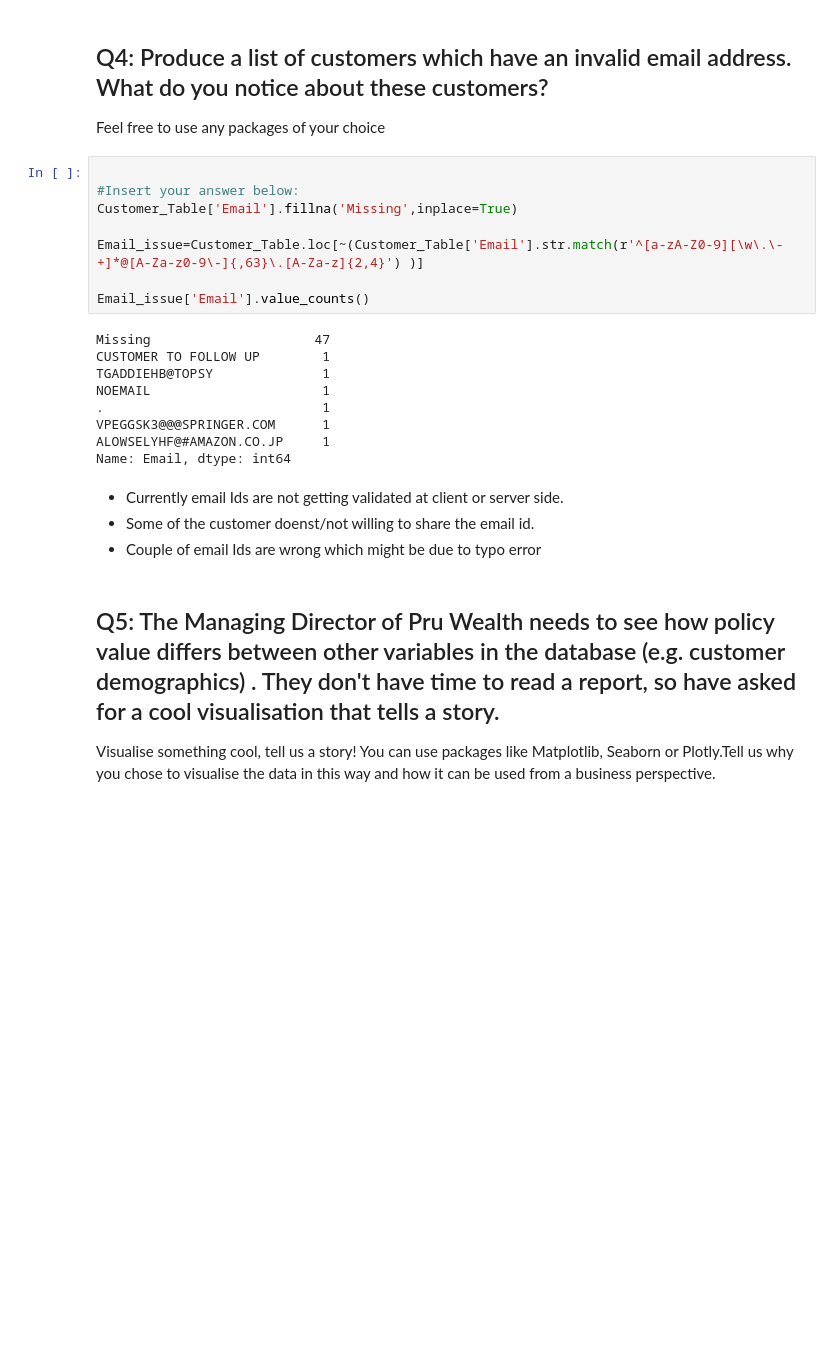
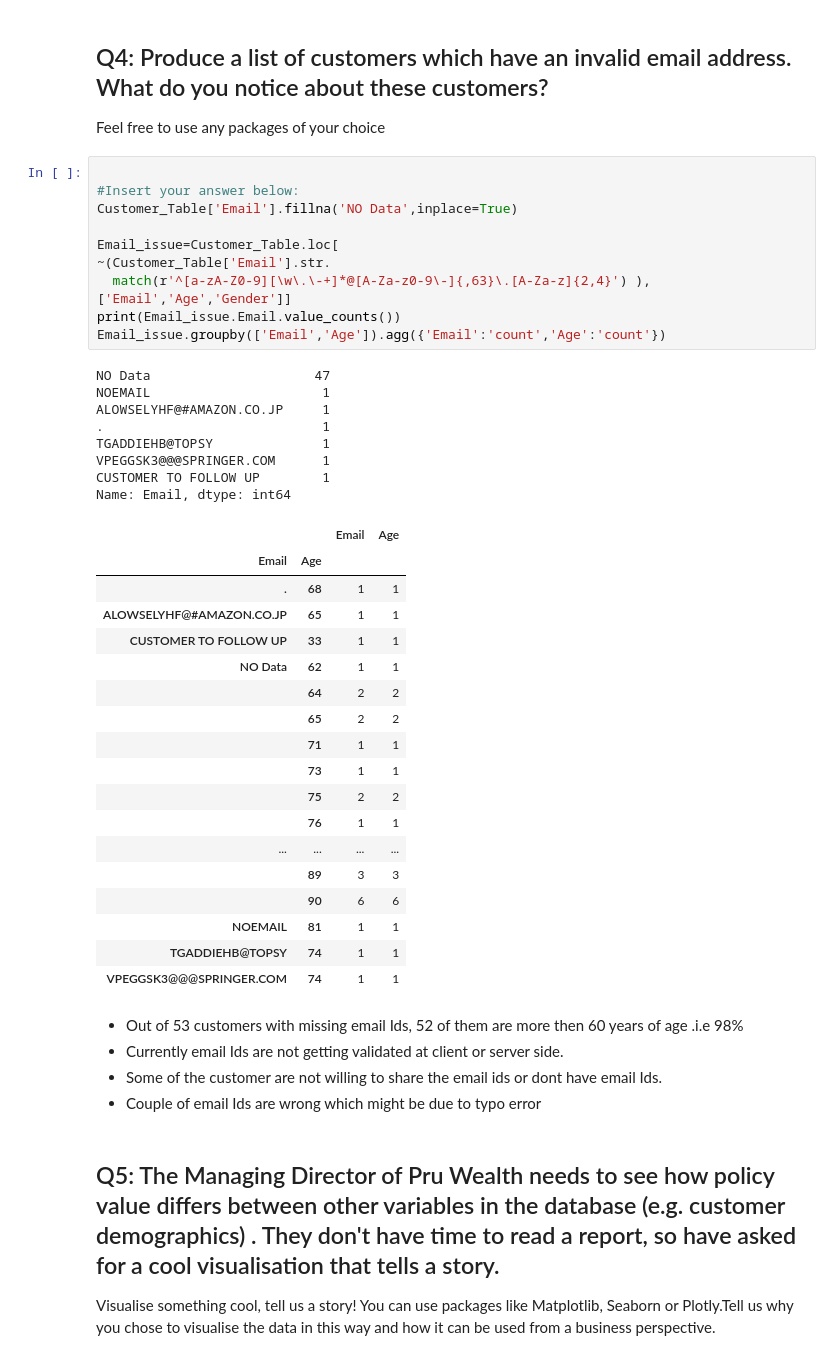
Before and after one commit to Viswavivek/casestudyMandG, a Jupyter notebook: Pru_Data_Test.ipynb, the cells around one changed output. Saved outputs shown, nothing was run; the diff lists cells and outputs as text; blank space fills up the shorter version.

```diff
--- a/Pru_Data_Test.ipynb
+++ b/Pru_Data_Test.ipynb
@@ -172,23 +175,44 @@ Feel free to use any packages of your choice
 # %%
 
 #Insert your answer below:
-Customer_Table['Email'].fillna('Missing',inplace=True)
+Customer_Table['Email'].fillna('NO Data',inplace=True)
 
-Email_issue=Customer_Table.loc[~(Customer_Table['Email'].str.match(r'^[a-zA-Z0-9][\w\.\-+]*@[A-Za-z0-9\-]{,63}\.[A-Za-z]{2,4}') )]
-
-Email_issue['Email'].value_counts()
+Email_issue=Customer_Table.loc[
+~(Customer_Table['Email'].str.
+  match(r'^[a-zA-Z0-9][\w\.\-+]*@[A-Za-z0-9\-]{,63}\.[A-Za-z]{2,4}') ),['Email','Age','Gender']]
+print(Email_issue.Email.value_counts())
+Email_issue.groupby(['Email','Age']).agg({'Email':'count','Age':'count'})
 # %% [output]
-Missing                     47
+NO Data                     47
+NOEMAIL                      1
+ALOWSELYHF@#AMAZON.CO.JP     1
+.                            1
+TGADDIEHB@TOPSY              1
+VPEGGSK3@@@SPRINGER.COM      1
 CUSTOMER TO FOLLOW UP        1
-TGADDIEHB@TOPSY              1
-NOEMAIL                      1
-.                            1
-VPEGGSK3@@@SPRINGER.COM      1
-ALOWSELYHF@#AMAZON.CO.JP     1
 Name: Email, dtype: int64
+|  |  | Email | Age |
+| Email | Age |  |  |
+| . | 68 | 1 | 1 |
+| ALOWSELYHF@#AMAZON.CO.JP | 65 | 1 | 1 |
+| CUSTOMER TO FOLLOW UP | 33 | 1 | 1 |
+| NO Data | 62 | 1 | 1 |
+|  | 64 | 2 | 2 |
+|  | 65 | 2 | 2 |
+|  | 71 | 1 | 1 |
+|  | 73 | 1 | 1 |
+|  | 75 | 2 | 2 |
+|  | 76 | 1 | 1 |
+| ... | ... | ... | ... |
+|  | 89 | 3 | 3 |
+|  | 90 | 6 | 6 |
+| NOEMAIL | 81 | 1 | 1 |
+| TGADDIEHB@TOPSY | 74 | 1 | 1 |
+| VPEGGSK3@@@SPRINGER.COM | 74 | 1 | 1 |
 # %% [markdown]
+- Out of 53 customers with missing email Ids, 52 of them are more then 60 years of age .i.e 98%
 - Currently email Ids are not getting validated at client or server side.
-- Some of the customer doenst/not willing to share the email id.
+- Some of the customer are not willing to share the email ids or dont have email Ids.
 - Couple of email Ids are wrong which might be due to typo error
 # %% [markdown]
 ## Q5: The Managing Director of Pru Wealth needs to see how policy value differs between other variables in the database (e.g. customer demographics) . They don't have time to read a report, so have asked for a cool visualisation that tells a story.
```
Also changed, not shown: parts of 5 cells of this notebook.
